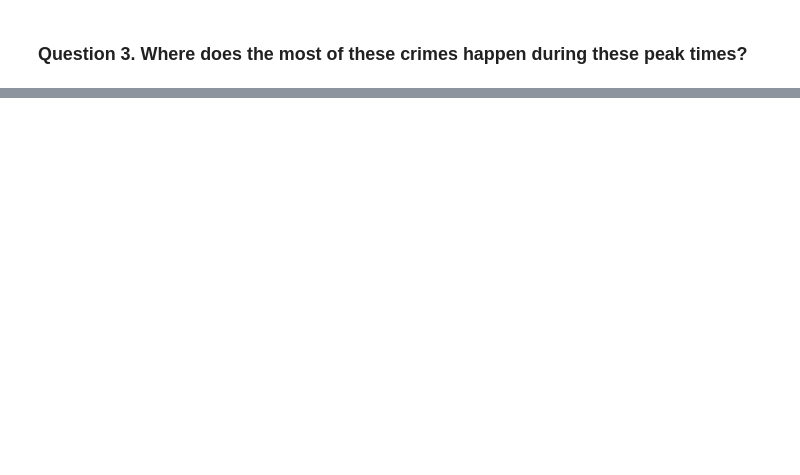
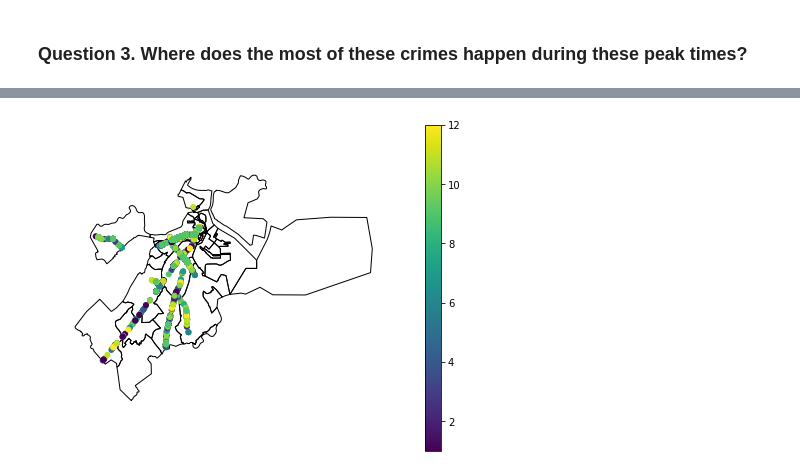
Before and after one commit to annazhaynes/uri_csc593, a Jupyter notebook: homework/Final Project.ipynb, the cells around one changed output, grey strips where cells are left out. Saved outputs shown, nothing was run; the diff lists cells and outputs as text; code cells hidden in the pictures; blank space fills up the shorter version.

```diff
--- a/homework/Final Project.ipynb
+++ b/homework/Final Project.ipynb
@@ -236,0 +328,9 @@ plt.show()
+# %%
+# These maps can be color coded to represent any of the other variables explored as well using the different data frames
+ax = gplt.polyplot(
+    boston_map, projection=gcrs.AlbersEqualArea())
+colormap_bydistrict = gplt.pointplot(
+    geo_bostoncrime[geo_bostoncrime['DISTRICT'].notnull()],
+    hue='MONTH', ax=ax, legend=True)
+# %% [output]
+[figure, added]
```
Also changed, not shown: parts of 14 cells of this notebook.
